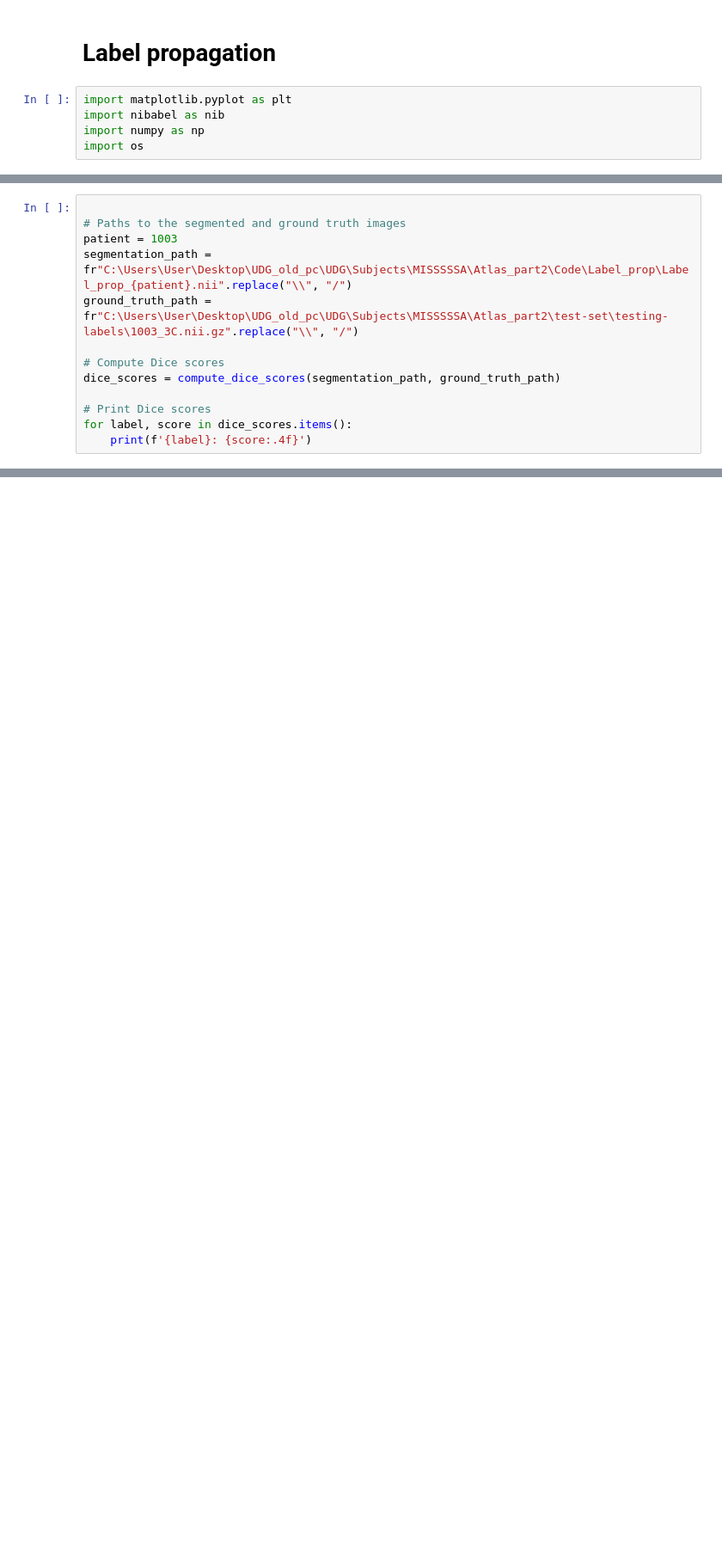
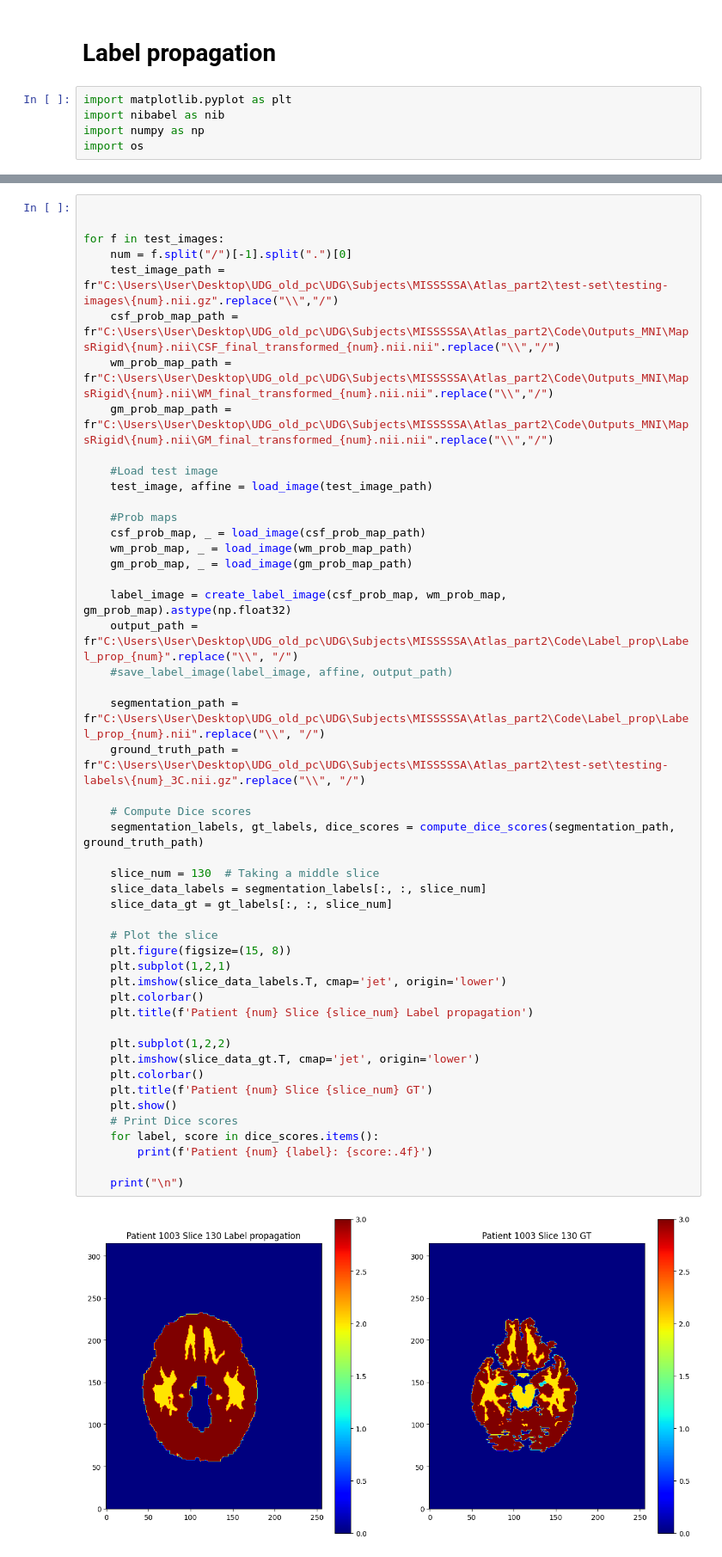
Before and after one commit to PabloBetancur428/Image_Registration, a Jupyter notebook: label_propagation.ipynb, the cells around one changed output, grey strips where cells are left out. Shown at 86% size. Drawn from its saved outputs; the diff is of its cells as text; blank space fills up the shorter version.

Commit message:
Codes: Label propagation for rigid and non rigid images, Automatic registration of images with elastix and transformix

```diff
--- a/label_propagation.ipynb
+++ b/label_propagation.ipynb
@@ -267,13 +95,0 @@ def compute_dice_scores(segmentation_path, ground_truth_path):
-# %%
-
-# Paths to the segmented and ground truth images
-patient = 1003
-segmentation_path = fr"C:\Users\User\Desktop\UDG_old_pc\UDG\Subjects\MISSSSSA\Atlas_part2\Code\Label_prop\Label_prop_{patient}.nii".replace("\\", "/")
-ground_truth_path = fr"C:\Users\User\Desktop\UDG_old_pc\UDG\Subjects\MISSSSSA\Atlas_part2\test-set\testing-labels\1003_3C.nii.gz".replace("\\", "/")
-
-# Compute Dice scores
-dice_scores = compute_dice_scores(segmentation_path, ground_truth_path)
-
-# Print Dice scores
-for label, score in dice_scores.items():
-    print(f'{label}: {score:.4f}')
@@ -284,0 +98,51 @@ Average_Dice: 0.5687
+# %%
+
+
+for f in test_images:
+    num = f.split("/")[-1].split(".")[0]
+    test_image_path = fr"C:\Users\User\Desktop\UDG_old_pc\UDG\Subjects\MISSSSSA\Atlas_part2\test-set\testing-images\{num}.nii.gz".replace("\\","/")
+    csf_prob_map_path = fr"C:\Users\User\Desktop\UDG_old_pc\UDG\Subjects\MISSSSSA\Atlas_part2\Code\Outputs_MNI\MapsRigid\{num}.nii\CSF_final_transformed_{num}.nii.nii".replace("\\","/")
+    wm_prob_map_path = fr"C:\Users\User\Desktop\UDG_old_pc\UDG\Subjects\MISSSSSA\Atlas_part2\Code\Outputs_MNI\MapsRigid\{num}.nii\WM_final_transformed_{num}.nii.nii".replace("\\","/")
+    gm_prob_map_path = fr"C:\Users\User\Desktop\UDG_old_pc\UDG\Subjects\MISSSSSA\Atlas_part2\Code\Outputs_MNI\MapsRigid\{num}.nii\GM_final_transformed_{num}.nii.nii".replace("\\","/")
+
+    #Load test image
+    test_image, affine = load_image(test_image_path)
+
+    #Prob maps
+    csf_prob_map, _ = load_image(csf_prob_map_path)
+    wm_prob_map, _ = load_image(wm_prob_map_path)
+    gm_prob_map, _ = load_image(gm_prob_map_path)
+
+    label_image = create_label_image(csf_prob_map, wm_prob_map, gm_prob_map).astype(np.float32)
+    output_path = fr"C:\Users\User\Desktop\UDG_old_pc\UDG\Subjects\MISSSSSA\Atlas_part2\Code\Label_prop\Label_prop_{num}".replace("\\", "/")
+    #save_label_image(label_image, affine, output_path)
+
+    segmentation_path = fr"C:\Users\User\Desktop\UDG_old_pc\UDG\Subjects\MISSSSSA\Atlas_part2\Code\Label_prop\Label_prop_{num}.nii".replace("\\", "/")
+    ground_truth_path = fr"C:\Users\User\Desktop\UDG_old_pc\UDG\Subjects\MISSSSSA\Atlas_part2\test-set\testing-labels\{num}_3C.nii.gz".replace("\\", "/")
+
+    # Compute Dice scores
+    segmentation_labels, gt_labels, dice_scores = compute_dice_scores(segmentation_path, ground_truth_path)
+
+    slice_num = 130  # Taking a middle slice
+    slice_data_labels = segmentation_labels[:, :, slice_num]
+    slice_data_gt = gt_labels[:, :, slice_num]
+
+    # Plot the slice
+    plt.figure(figsize=(15, 8))
+    plt.subplot(1,2,1)
+    plt.imshow(slice_data_labels.T, cmap='jet', origin='lower')
+    plt.colorbar()
+    plt.title(f'Patient {num} Slice {slice_num} Label propagation')
+
+    plt.subplot(1,2,2)
+    plt.imshow(slice_data_gt.T, cmap='jet', origin='lower')
+    plt.colorbar()
+    plt.title(f'Patient {num} Slice {slice_num} GT')
+    plt.show()
+    # Print Dice scores
+    for label, score in dice_scores.items():
+        print(f'Patient {num} {label}: {score:.4f}')
+
+    print("\n")
+# %% [output]
+[figure, added]
```
Also changed, not shown: parts of 15 cells of this notebook, 1 other file.
